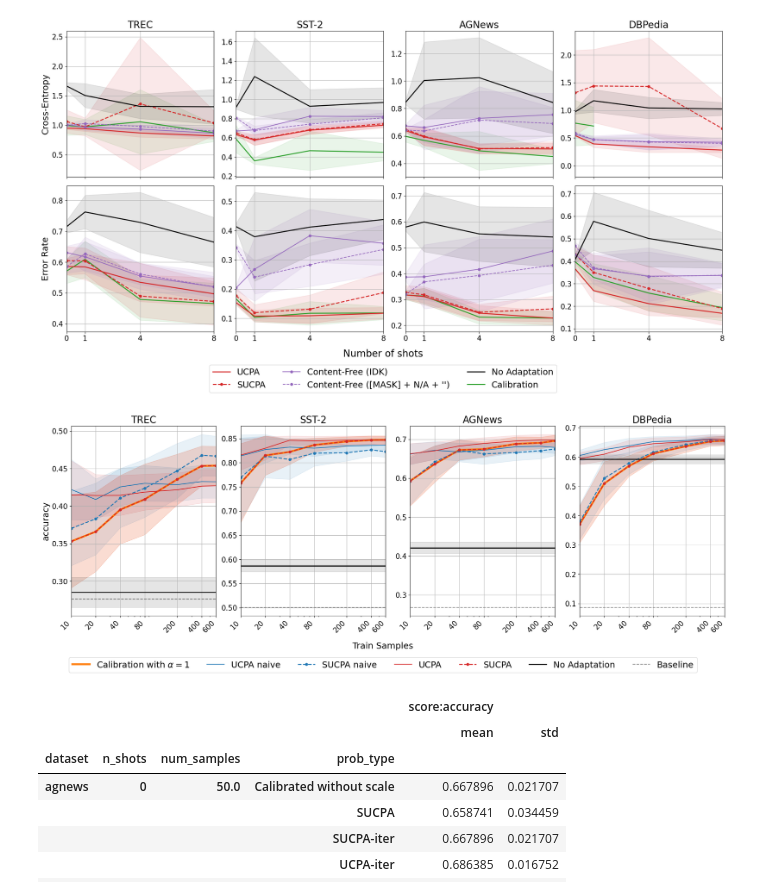
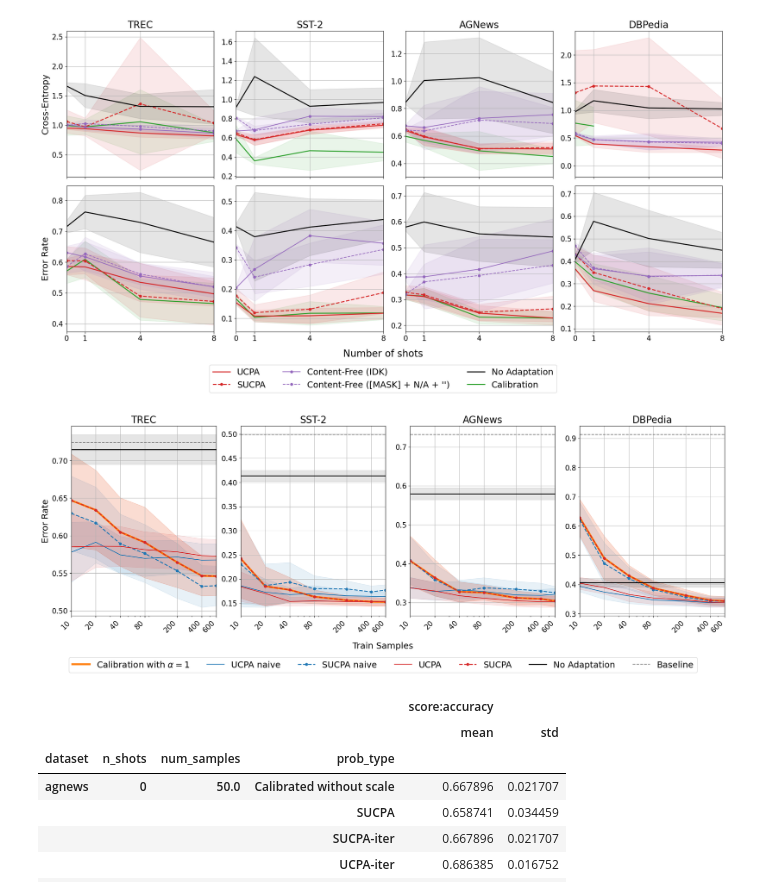
Before and after one commit to LautaroEst/efficient-reestimation, a Jupyter notebook: plots.ipynb, the cells around one changed output. Saved outputs shown, nothing was run; the diff lists cells and outputs as text; code cells hidden in the pictures.

Commit message:
plots

```diff
--- a/plots.ipynb
+++ b/plots.ipynb
@@ -374,12 +374,14 @@ def plot_metric_vs_samples(
                 kwargs = result2kwargs(result)
                 means = np.array(means)
                 stds = np.array(stds)
+                if metric == "accuracy":
+                    means = 1 - means
                 ax[i,j].plot(new_num_samples, means, **kwargs)
                 ax[i,j].fill_between(new_num_samples, means - stds, means + stds, alpha=0.1, color=kwargs["color"])
             if i == 0:
                 ax[i,j].set_title(dataset2short[dataset], fontsize=20)
             if metric == "accuracy":
-                ax[i,j].hlines(dataset2baseline(dataset), num_samples[0]-1, num_samples[-1]+1, linestyles="dashed", colors="gray", label="Baseline")
+                ax[i,j].hlines(1-dataset2baseline(dataset), num_samples[0]-1, num_samples[-1]+1, linestyles="dashed", colors="gray", label="Baseline")
             # if metric == "cross-entropy":
             #     ax[i,j].hlines(1., num_samples[0]-1, num_samples[-1]+1, linestyles="dashed", colors="gray", label="Baseline")
             # ax[i,j].set_xlabel("Train Samples")
@@ -388,8 +390,10 @@ def plot_metric_vs_samples(
             ax[i,j].set_xticklabels(num_samples, rotation=45, ha="right")
             ax[i,j].tick_params(axis='x', which='major', labelsize=15)
             ax[i,j].tick_params(axis='y', which='major', labelsize=15)
-            if j == 0:
-                ax[i,j].set_ylabel(metric, fontsize=18)
+            if j == 0 and metric == "accuracy":
+                ax[i,j].set_ylabel("Error Rate", fontsize=18)
+            elif j == 0 and metric == "cross-entropy":
+                ax[i,j].set_ylabel("Cross-Entropy", fontsize=18)
             ax[i, j].set_xlim([num_samples[0], num_samples[-1]])
             ax[i,j].grid()
 
@@ -401,34 +405,34 @@ def plot_metric_vs_samples(
                 ymax = ax[i,j].get_ylim()[1]
                 # ax[i,j].set_yticks(np.arange(0, ymax, 0.1))
 
 
     # add legend
     handles, labels = ax[i,j].get_legend_handles_labels()
     fig.supxlabel("Train Samples", fontsize=18)
     fig.legend(handles, labels, loc='lower center', ncol=7, bbox_to_anchor=(0.5, -0.1), fontsize=18)
     # fig.suptitle(f"Accuracy vs. number of \n training samples for {n_shots}-shot learning", fontsize=20)
     fig.tight_layout()
 
     return df_results
 
 experiment = "gpt2-xl_trec_sst2_agnews_dbpedia"
 calibration_config = "logloss_100boots"
 num_samples = [10, 20, 40, 80, 200, 400, 600]
 n_shots = 0
 df_results = plot_metric_vs_samples(
     experiment,
     calibration_config,
     plot_original=True,
     n_shots=n_shots,
     num_samples=num_samples,
     plot_cal_scale=False,
     plot_cal_noscale=True,
     plot_reest=True,
     plot_reest_with_priors=True,
     plot_iter=True
 )
 # %% [output]
-[figure, old version]
+[figure, new version]
 # %%
 experiment = "gpt2-xl_trec_sst2_agnews_dbpedia"
 calibration_config = "logloss_100boots"
```
